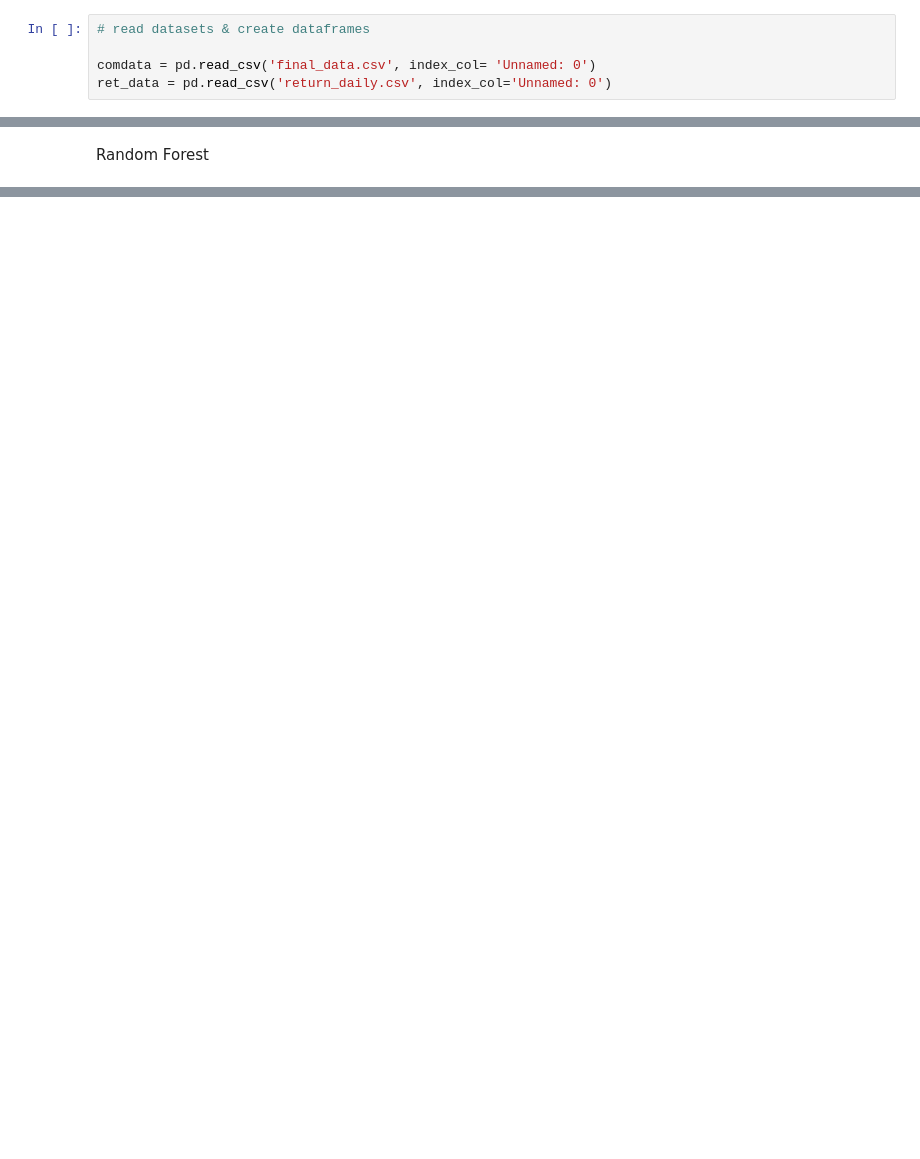
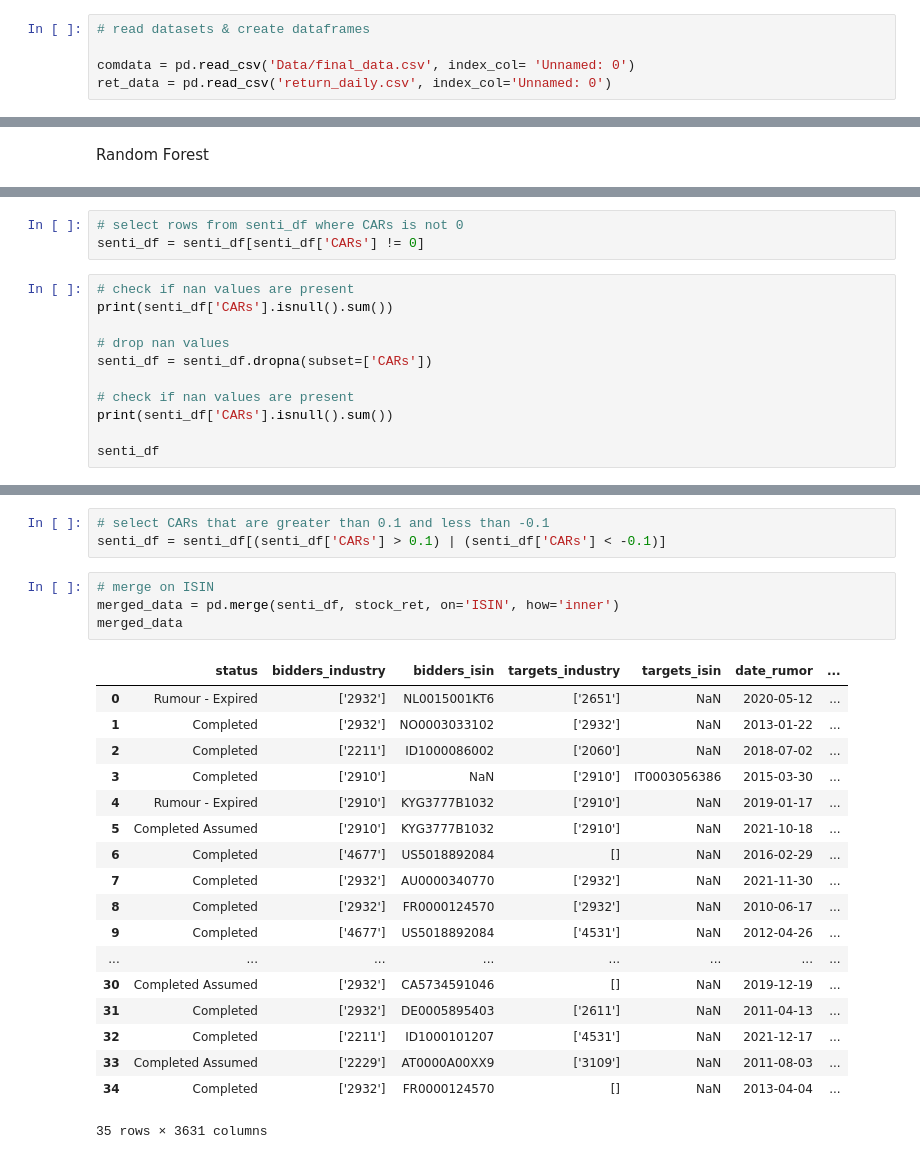
Before and after one commit to grallv/DSB2, a Jupyter notebook: combine_regression.ipynb, the cells around one changed output, grey strips where cells are left out. Cells and saved outputs as stored; diff of their text form; blank space fills up the shorter version.

```diff
--- a/combine_regression.ipynb
+++ b/combine_regression.ipynb
@@ -10,7 +10,7 @@ from sklearn.ensemble import RandomForestRegressor
 # %%
 # read datasets & create dataframes
 
-comdata = pd.read_csv('final_data.csv', index_col= 'Unnamed: 0')
+comdata = pd.read_csv('Data/final_data.csv', index_col= 'Unnamed: 0')
 ret_data = pd.read_csv('return_daily.csv', index_col='Unnamed: 0')
 # %%
 market_ret = ret_data[ret_data.index == 'mean']
@@ -369,0 +346,14 @@ Random Forest Feature Importances: [1.]
+# %%
+# select rows from senti_df where CARs is not 0
+senti_df = senti_df[senti_df['CARs'] != 0]
+# %%
+# check if nan values are present
+print(senti_df['CARs'].isnull().sum())
+
+# drop nan values
+senti_df = senti_df.dropna(subset=['CARs'])
+
+# check if nan values are present
+print(senti_df['CARs'].isnull().sum())
+
+senti_df
@@ -369,0 +376,26 @@ Random Forest Feature Importances: [1.]
+# %%
+# select CARs that are greater than 0.1 and less than -0.1
+senti_df = senti_df[(senti_df['CARs'] > 0.1) | (senti_df['CARs'] < -0.1)]
+# %%
+# merge on ISIN
+merged_data = pd.merge(senti_df, stock_ret, on='ISIN', how='inner')
+merged_data
+# %% [output]
+|  | status | bidders_industry | bidders_isin | targets_industry | targets_isin | date_rumor | ... |
+| 0 | Rumour - Expired | ['2932'] | NL0015001KT6 | ['2651'] | NaN | 2020-05-12 | ... |
+| 1 | Completed | ['2932'] | NO0003033102 | ['2932'] | NaN | 2013-01-22 | ... |
+| 2 | Completed | ['2211'] | ID1000086002 | ['2060'] | NaN | 2018-07-02 | ... |
+| 3 | Completed | ['2910'] | NaN | ['2910'] | IT0003056386 | 2015-03-30 | ... |
+| 4 | Rumour - Expired | ['2910'] | KYG3777B1032 | ['2910'] | NaN | 2019-01-17 | ... |
+| 5 | Completed Assumed | ['2910'] | KYG3777B1032 | ['2910'] | NaN | 2021-10-18 | ... |
+| 6 | Completed | ['4677'] | US5018892084 | [] | NaN | 2016-02-29 | ... |
+| 7 | Completed | ['2932'] | AU0000340770 | ['2932'] | NaN | 2021-11-30 | ... |
+| 8 | Completed | ['2932'] | FR0000124570 | ['2932'] | NaN | 2010-06-17 | ... |
+| 9 | Completed | ['4677'] | US5018892084 | ['4531'] | NaN | 2012-04-26 | ... |
+| ... | ... | ... | ... | ... | ... | ... | ... |
+| 30 | Completed Assumed | ['2932'] | CA5734591046 | [] | NaN | 2019-12-19 | ... |
+| 31 | Completed | ['2932'] | DE0005895403 | ['2611'] | NaN | 2011-04-13 | ... |
+| 32 | Completed | ['2211'] | ID1000101207 | ['4531'] | NaN | 2021-12-17 | ... |
+| 33 | Completed Assumed | ['2229'] | AT0000A00XX9 | ['3109'] | NaN | 2011-08-03 | ... |
+| 34 | Completed | ['2932'] | FR0000124570 | [] | NaN | 2013-04-04 | ... |
+35 rows × 3631 columns
```
Also changed, not shown: parts of 18 cells of this notebook.
